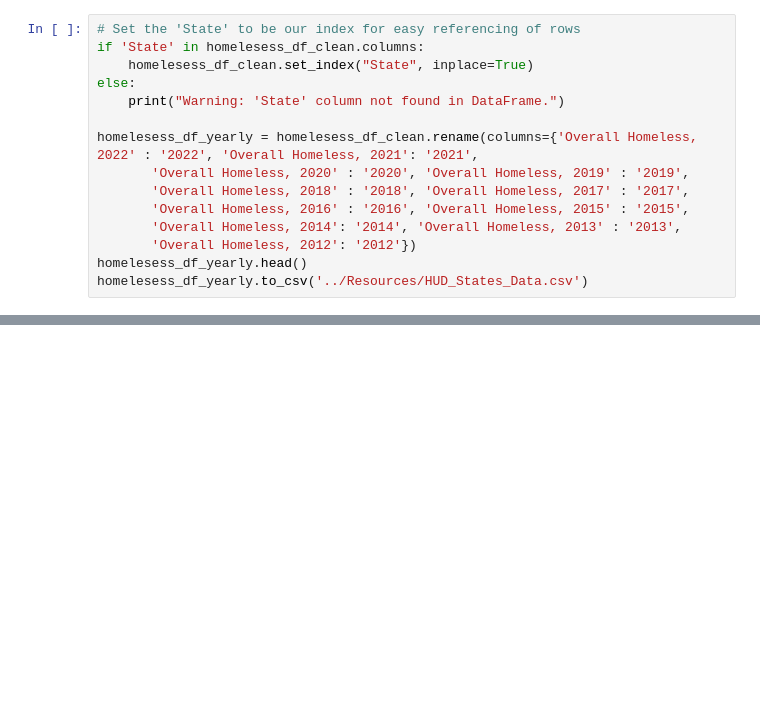
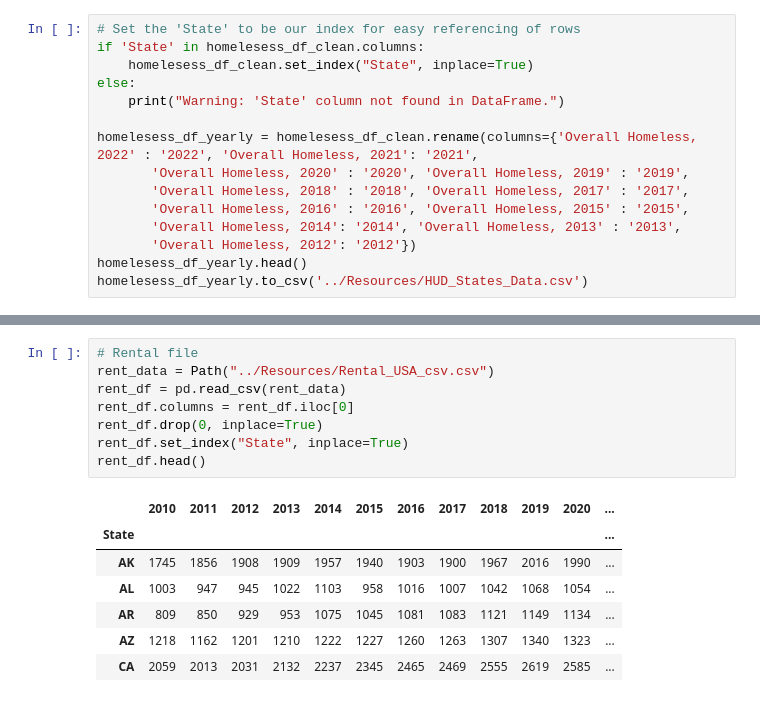
Before and after one commit to Vik1975/project_one, a Jupyter notebook: Homelesess_DF/HUD_data.ipynb, the cells around one changed output, grey strips where cells are left out. Saved outputs shown, nothing was run; the diff lists cells and outputs as text; blank space fills up the shorter version.

```diff
--- a/Homelesess_DF/HUD_data.ipynb
+++ b/Homelesess_DF/HUD_data.ipynb
@@ -109,0 +109,16 @@ Enter state code :  WA
+# %%
+# Rental file
+rent_data = Path("../Resources/Rental_USA_csv.csv")
+rent_df = pd.read_csv(rent_data)
+rent_df.columns = rent_df.iloc[0]
+rent_df.drop(0, inplace=True)
+rent_df.set_index("State", inplace=True)
+rent_df.head()
+# %% [output]
+|  | 2010 | 2011 | 2012 | 2013 | 2014 | 2015 | 2016 | 2017 | 2018 | 2019 | 2020 | ... |
+| State |  |  |  |  |  |  |  |  |  |  |  | ... |
+| AK | 1745 | 1856 | 1908 | 1909 | 1957 | 1940 | 1903 | 1900 | 1967 | 2016 | 1990 | ... |
+| AL | 1003 | 947 | 945 | 1022 | 1103 | 958 | 1016 | 1007 | 1042 | 1068 | 1054 | ... |
+| AR | 809 | 850 | 929 | 953 | 1075 | 1045 | 1081 | 1083 | 1121 | 1149 | 1134 | ... |
+| AZ | 1218 | 1162 | 1201 | 1210 | 1222 | 1227 | 1260 | 1263 | 1307 | 1340 | 1323 | ... |
+| CA | 2059 | 2013 | 2031 | 2132 | 2237 | 2345 | 2465 | 2469 | 2555 | 2619 | 2585 | ... |
```
Also changed, not shown: parts of 21 cells of this notebook, 6 other files.
